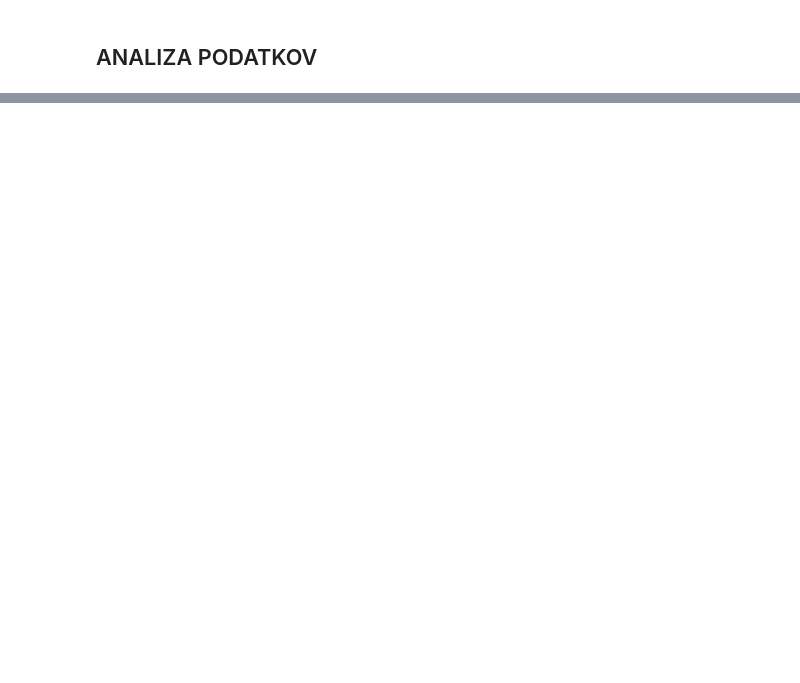
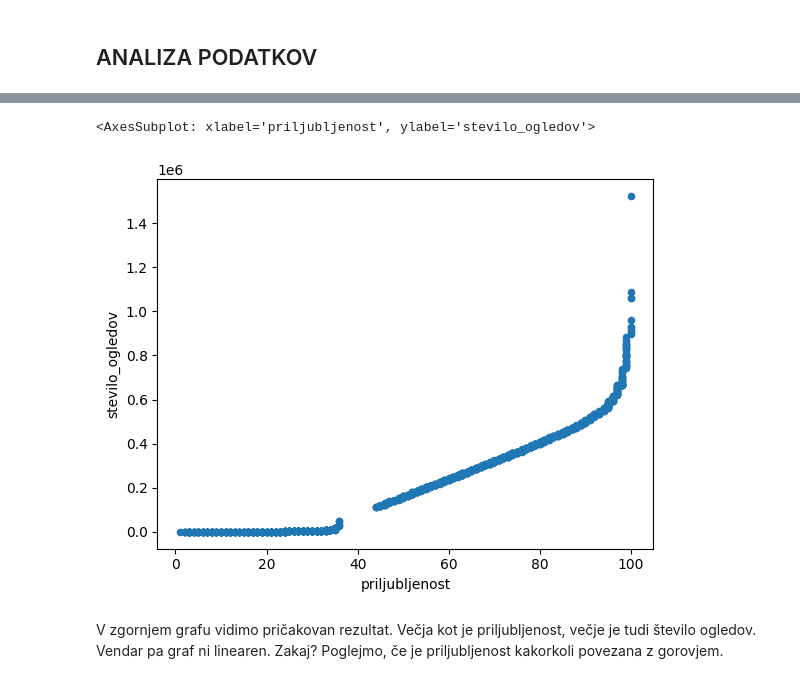
Before and after one commit to MancaMurn/Priljubljenost_slovenskih_gora, a Jupyter notebook: analiza.ipynb, the cells around one changed output, grey strips where cells are left out. Drawn from its saved outputs; the diff is of its cells as text; code cells hidden in the pictures; blank space fills up the shorter version.

```diff
--- a/analiza.ipynb
+++ b/analiza.ipynb
@@ -148,0 +64,4 @@ In nazadnje jih je namesto 74 le 50 v Strojni, Košenjaku, Kozjaku in Slovenskih
+# %%
+tabela_vrhov = hribi[hribi.vrsta >= 'vrh']
+vrhovi_po_priljubljenosti = tabela_vrhov.sort_values(['priljubljenost', 'stevilo_ogledov'], ascending=[False, False])
+vrhovi_po_priljubljenosti
@@ -148,0 +126,8 @@ In nazadnje jih je namesto 74 le 50 v Strojni, Košenjaku, Kozjaku in Slovenskih
+# %%
+vrhovi_po_priljubljenosti.plot(kind='scatter', y ='stevilo_ogledov', x = 'priljubljenost')
+# %% [output]
+<AxesSubplot: xlabel='priljubljenost', ylabel='stevilo_ogledov'>
+[figure, added]
+# %% [markdown]
+V zgornjem grafu vidimo pričakovan rezultat. Večja kot je priljubljenost, večje je tudi število ogledov. Vendar pa graf ni linearen. Zakaj?
+Poglejmo, če je priljubljenost kakorkoli povezana z gorovjem.
```
Also changed, not shown: parts of 39 cells of this notebook.
